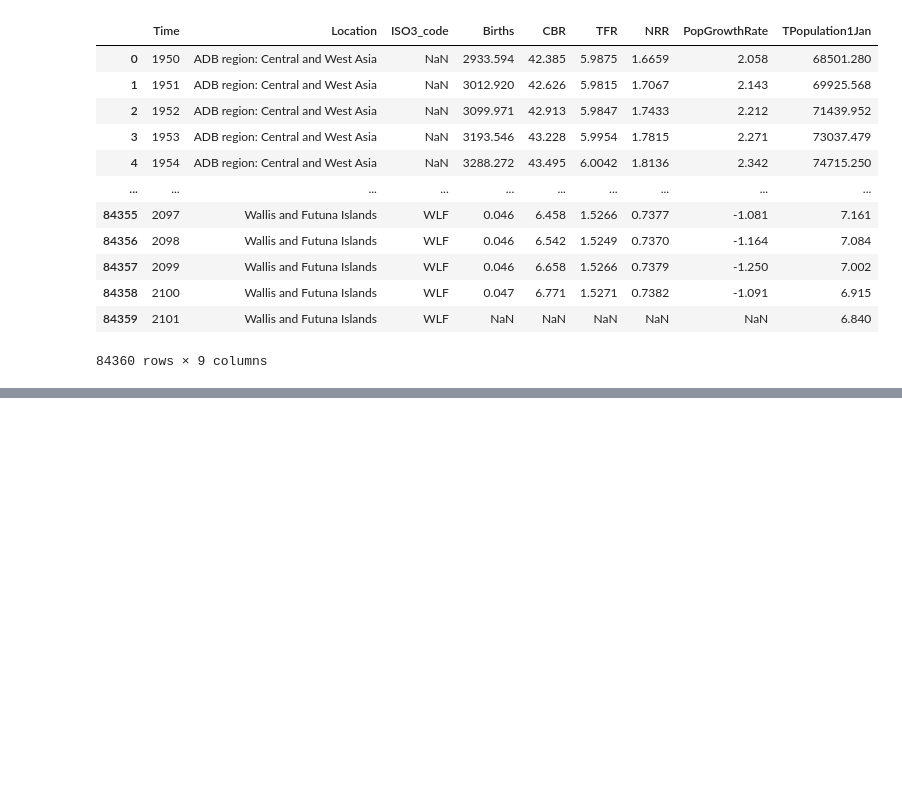
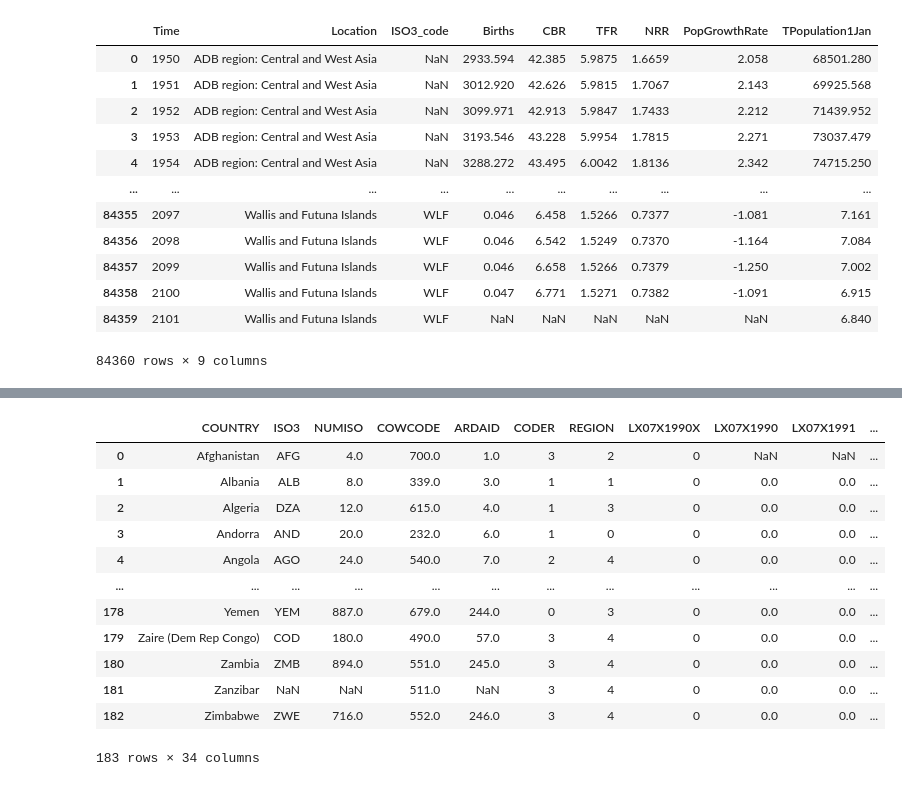
Before and after one commit to levigraft/capstone_religion_birthrate, a Jupyter notebook: Capstone/notebooks/un_indicators.ipynb, the cells around one changed output, grey strips where cells are left out. Saved outputs shown, nothing was run; the diff lists cells and outputs as text; code cells hidden in the pictures; blank space fills up the shorter version.

```diff
--- a/Capstone/notebooks/un_indicators.ipynb
+++ b/Capstone/notebooks/un_indicators.ipynb
@@ -93,0 +117,18 @@ plt.plot(china['Time'], china['PopGrowthRate'])
+# %%
+df=pd.read_csv('../data/ras_project/LX/lx07.csv')
+# %%
+df
+# %% [output]
+|  | COUNTRY | ISO3 | NUMISO | COWCODE | ARDAID | CODER | REGION | LX07X1990X | LX07X1990 | LX07X1991 | ... |
+| 0 | Afghanistan | AFG | 4.0 | 700.0 | 1.0 | 3 | 2 | 0 | NaN | NaN | ... |
+| 1 | Albania | ALB | 8.0 | 339.0 | 3.0 | 1 | 1 | 0 | 0.0 | 0.0 | ... |
+| 2 | Algeria | DZA | 12.0 | 615.0 | 4.0 | 1 | 3 | 0 | 0.0 | 0.0 | ... |
+| 3 | Andorra | AND | 20.0 | 232.0 | 6.0 | 1 | 0 | 0 | 0.0 | 0.0 | ... |
+| 4 | Angola | AGO | 24.0 | 540.0 | 7.0 | 2 | 4 | 0 | 0.0 | 0.0 | ... |
+| ... | ... | ... | ... | ... | ... | ... | ... | ... | ... | ... | ... |
+| 178 | Yemen | YEM | 887.0 | 679.0 | 244.0 | 0 | 3 | 0 | 0.0 | 0.0 | ... |
+| 179 | Zaire (Dem Rep Congo) | COD | 180.0 | 490.0 | 57.0 | 3 | 4 | 0 | 0.0 | 0.0 | ... |
+| 180 | Zambia | ZMB | 894.0 | 551.0 | 245.0 | 3 | 4 | 0 | 0.0 | 0.0 | ... |
+| 181 | Zanzibar | NaN | NaN | 511.0 | NaN | 3 | 4 | 0 | 0.0 | 0.0 | ... |
+| 182 | Zimbabwe | ZWE | 716.0 | 552.0 | 246.0 | 3 | 4 | 0 | 0.0 | 0.0 | ... |
+183 rows × 34 columns
```
Also changed, not shown: parts of 7 cells of this notebook, 24 other files.
